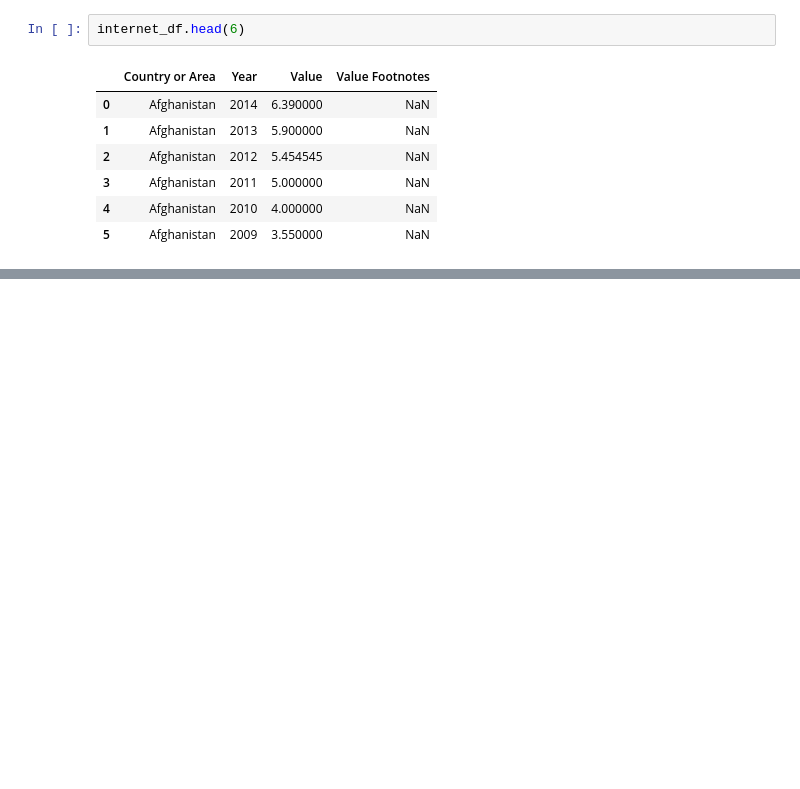
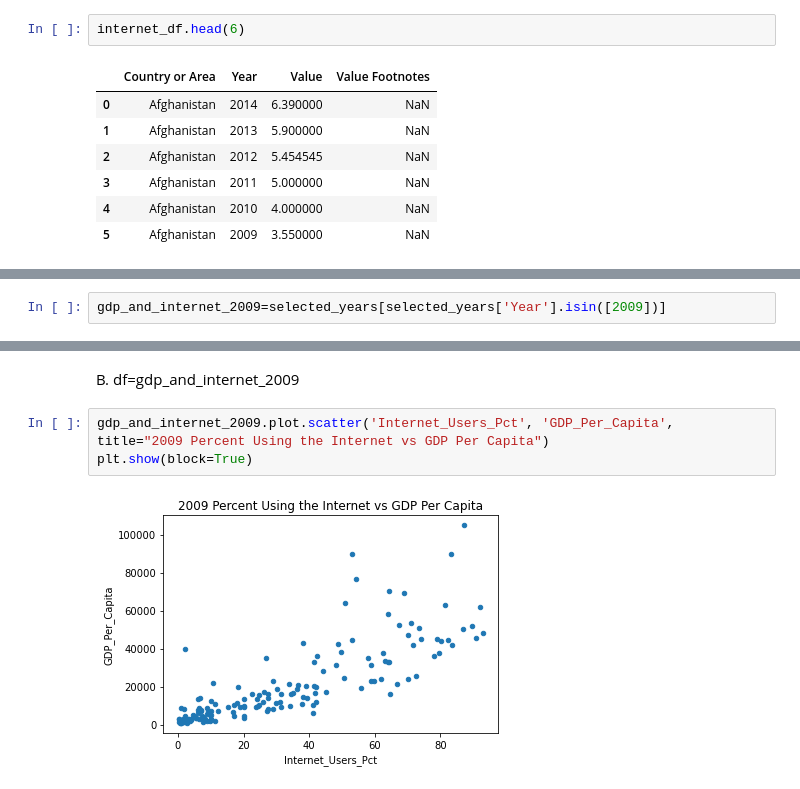
Before and after one commit to NSS-Data-Analytics-Cohort-7/gdp-and-internet-usage-jessw4914, a Jupyter notebook: notebook/Jess_un.ipynb, the cells around one changed output, grey strips where cells are left out. Cells and saved outputs as stored; diff of their text form; blank space fills up the shorter version.

```diff
--- a/notebook/Jess_un.ipynb
+++ b/notebook/Jess_un.ipynb
@@ -33,0 +151,2 @@ internet_df.head(6)
+# %%
+gdp_and_internet_2009=selected_years[selected_years['Year'].isin([2009])]
@@ -33,0 +331,7 @@ internet_df.head(6)
+# %% [markdown]
+B.  df=gdp_and_internet_2009
+# %%
+gdp_and_internet_2009.plot.scatter('Internet_Users_Pct', 'GDP_Per_Capita', title="2009 Percent Using the Internet vs GDP Per Capita")
+plt.show(block=True)
+# %% [output]
+[figure, added]
```
Also changed, not shown: parts of 64 cells of this notebook.
